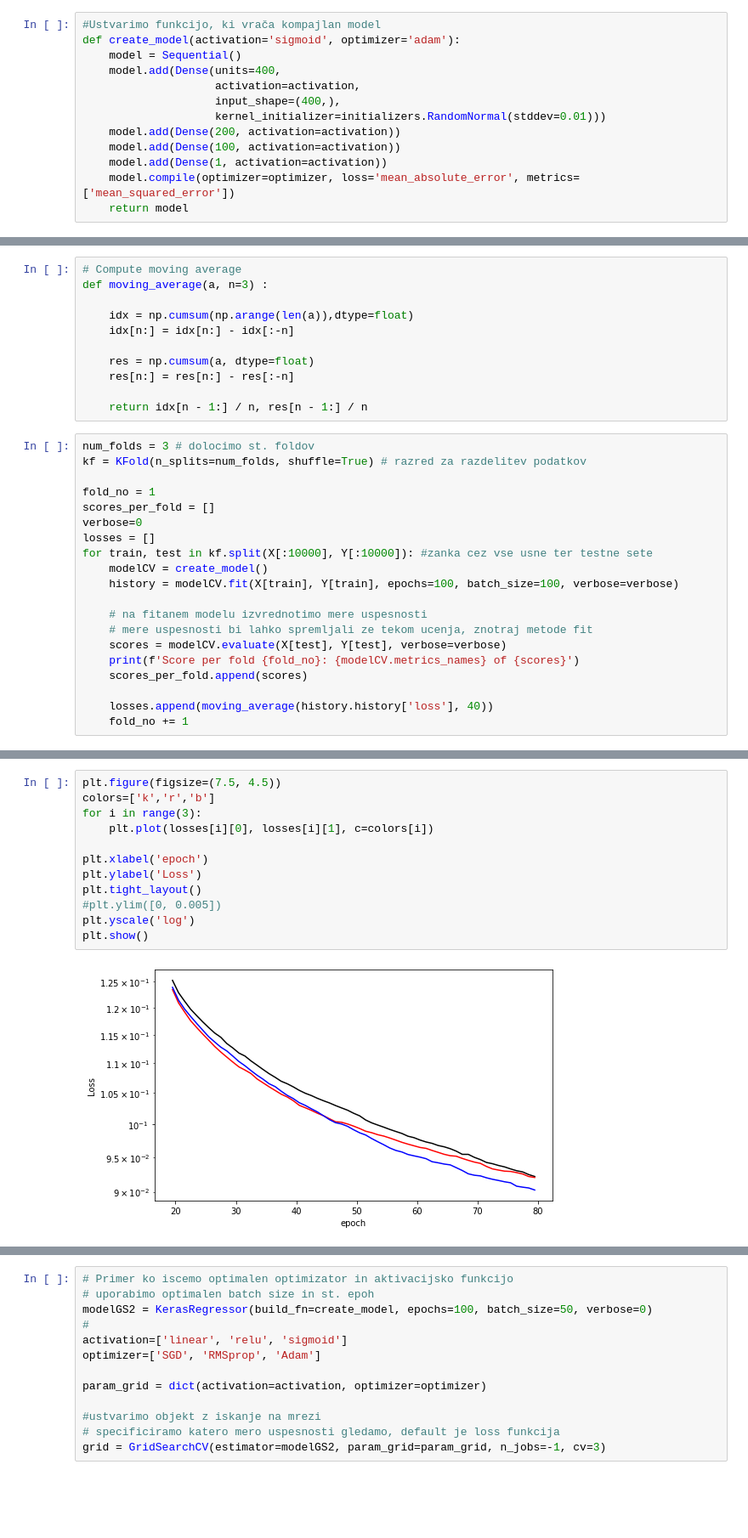
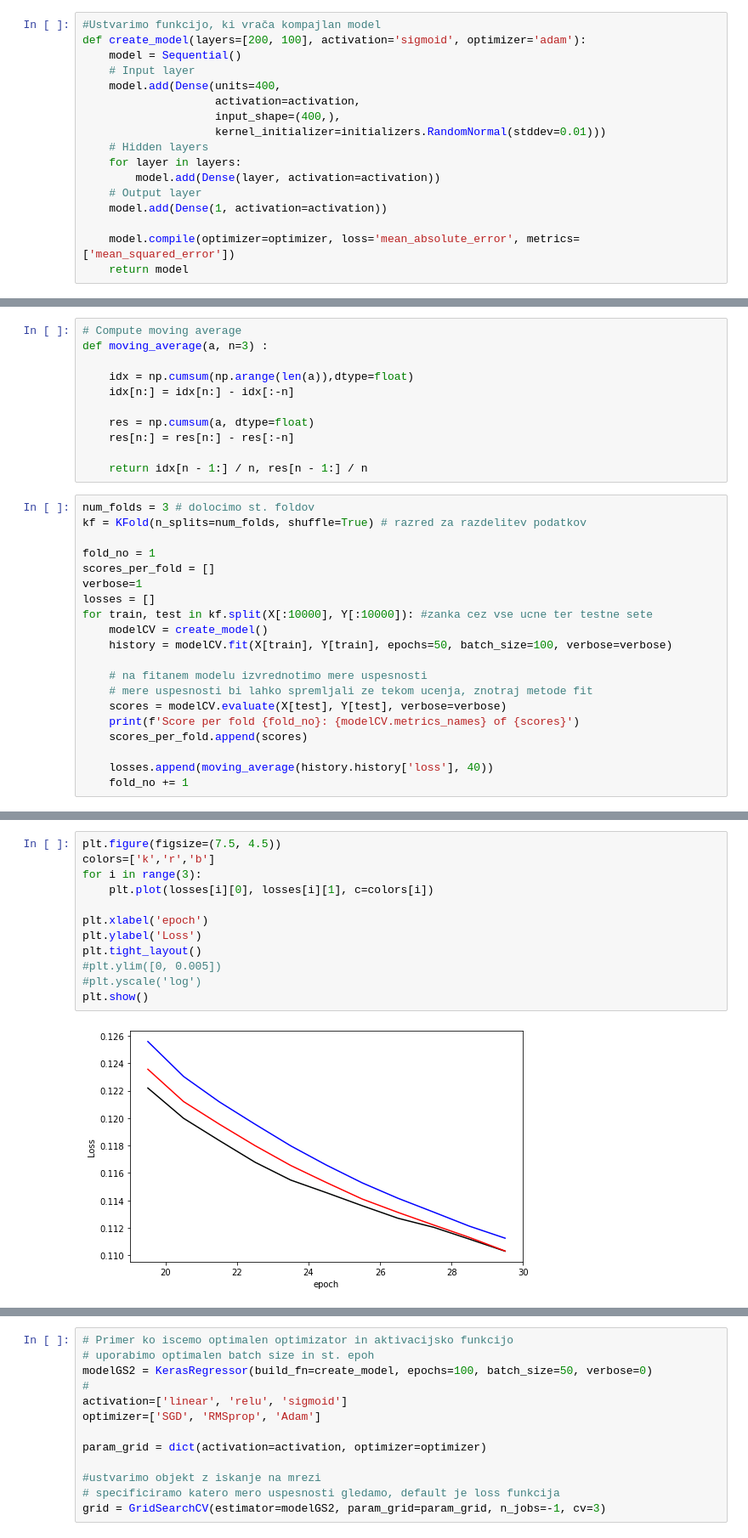
Before and after one commit to alozar-si/ml-naloga-3, a Jupyter notebook: Introduction02-Hyperparameter_search.ipynb, the cells around one changed output, grey strips where cells are left out. Shown: that part at 85% size. Drawn from its saved outputs; the diff is of its cells as text; blank space fills up the shorter version.

```diff
--- a/Introduction02-Hyperparameter_search.ipynb
+++ b/Introduction02-Hyperparameter_search.ipynb
@@ -15,15 +15,19 @@ X = np.load(directory + "/PodatkiK/intenziteta700noise0.npy")
 Y = np.load(directory + "/PodatkiK/C_values.npy") / (300 * 1e-10)
 # %%
 #Ustvarimo funkcijo, ki vrača kompajlan model
-def create_model(activation='sigmoid', optimizer='adam'):
+def create_model(layers=[200, 100], activation='sigmoid', optimizer='adam'):
     model = Sequential()
+    # Input layer
     model.add(Dense(units=400,
                     activation=activation,
                     input_shape=(400,),
                     kernel_initializer=initializers.RandomNormal(stddev=0.01)))
-    model.add(Dense(200, activation=activation))
-    model.add(Dense(100, activation=activation))
+    # Hidden layers
+    for layer in layers:
+        model.add(Dense(layer, activation=activation))
+    # Output layer
     model.add(Dense(1, activation=activation))
+
     model.compile(optimizer=optimizer, loss='mean_absolute_error', metrics=['mean_squared_error'])
     return model
 # %%
@@ -45,11 +49,11 @@ kf = KFold(n_splits=num_folds, shuffle=True) # razred za razdelitev podatkov
 
 fold_no = 1
 scores_per_fold = []
-verbose=0
+verbose=1
 losses = []
-for train, test in kf.split(X[:10000], Y[:10000]): #zanka cez vse usne ter testne sete
+for train, test in kf.split(X[:10000], Y[:10000]): #zanka cez vse ucne ter testne sete
     modelCV = create_model()
-    history = modelCV.fit(X[train], Y[train], epochs=100, batch_size=100, verbose=verbose)
+    history = modelCV.fit(X[train], Y[train], epochs=50, batch_size=100, verbose=verbose)
 
     # na fitanem modelu izvrednotimo mere uspesnosti
     # mere uspesnosti bi lahko spremljali ze tekom ucenja, znotraj metode fit
@@ -66,17 +88,17 @@ Score per fold 3: ['loss', 'mean_squared_error'] of [0.09416124224662781, 0.0331
 # %%
 plt.figure(figsize=(7.5, 4.5))
 colors=['k','r','b']
 for i in range(3):
     plt.plot(losses[i][0], losses[i][1], c=colors[i])
 
 plt.xlabel('epoch')
 plt.ylabel('Loss')
 plt.tight_layout()
 #plt.ylim([0, 0.005])
-plt.yscale('log')
+#plt.yscale('log')
 plt.show()
 # %% [output]
-[figure, old version]
+[figure, new version]
 # %%
 from sklearn.model_selection import GridSearchCV
 from tensorflow.keras.wrappers.scikit_learn import KerasRegressor # Wrapper za Keras model v sklearn
```
Also changed, not shown: parts of 6 cells of this notebook, 1 other file.
